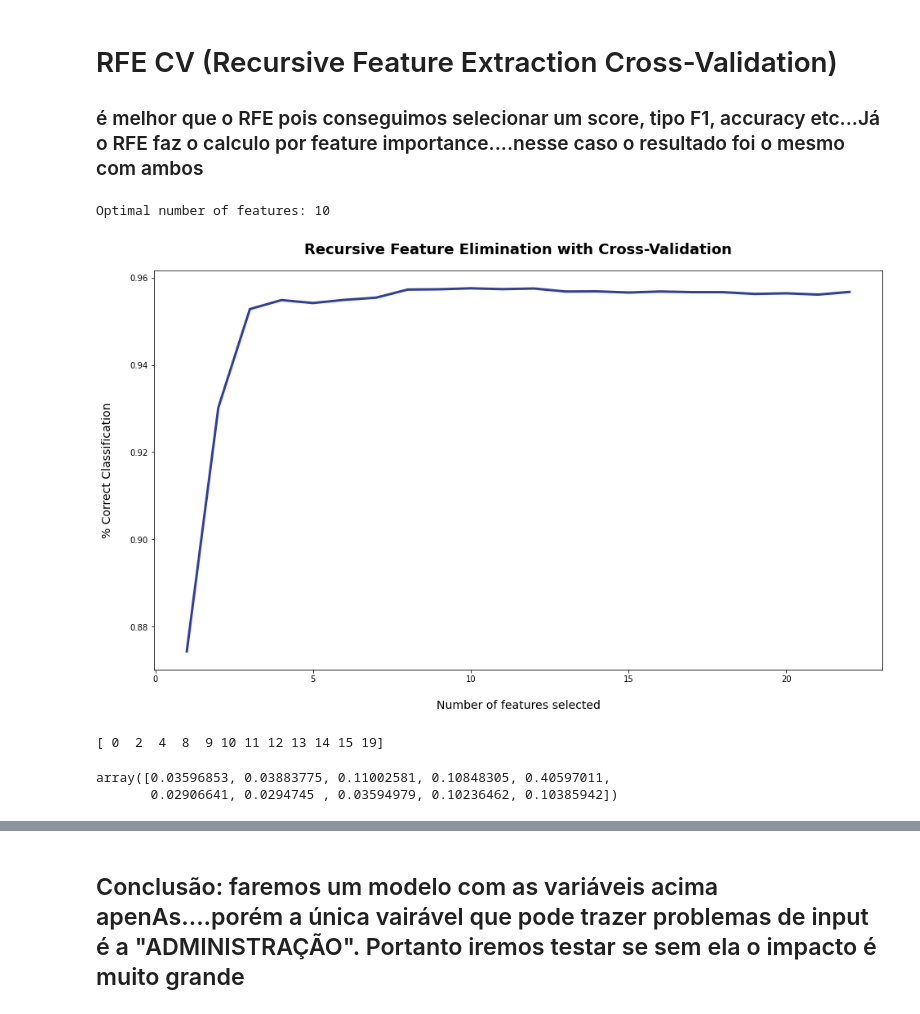
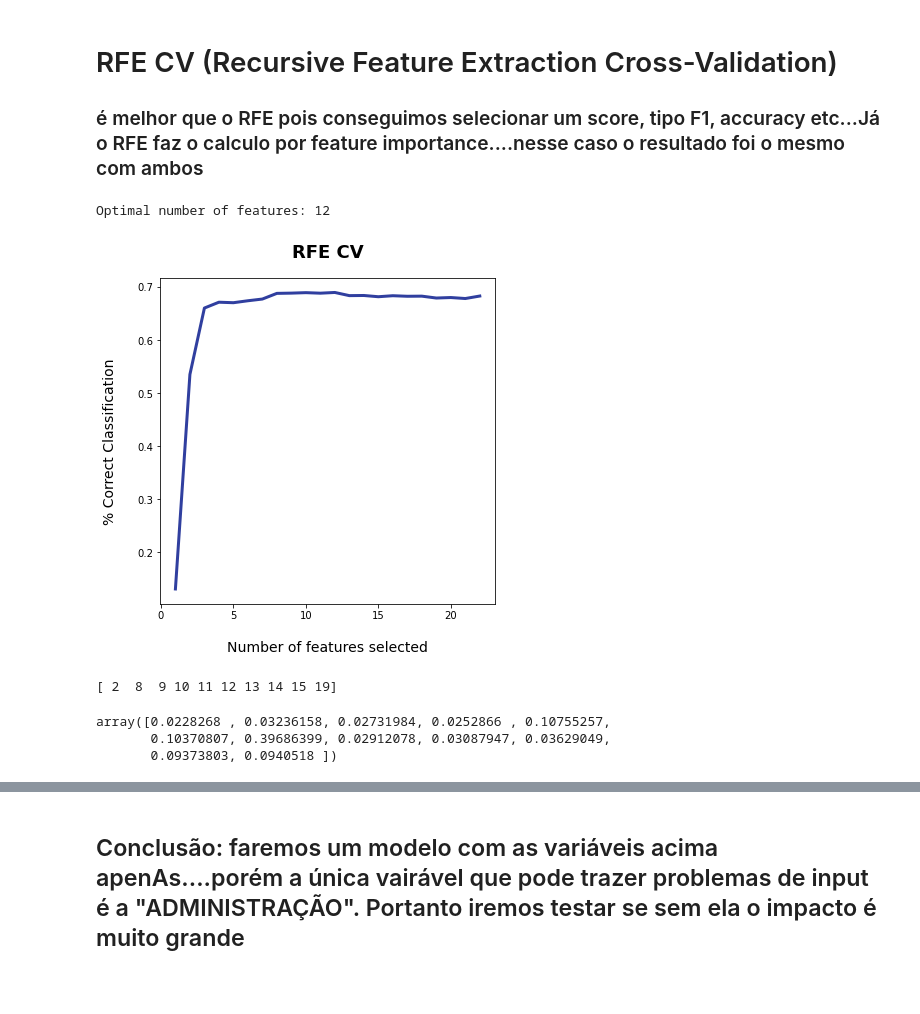
Before and after one commit to renatolotto/Projeto-TERA-Data-Science---Acidentes-Motocicletas, a Jupyter notebook: 05_Modeling.ipynb, the cells around one changed output, grey strips where cells are left out. Cells and saved outputs as stored; diff of their text form; code cells hidden in the pictures; blank space fills up the shorter version.

```diff
--- a/05_Modeling.ipynb
+++ b/05_Modeling.ipynb
@@ -63,10 +65,13 @@ Index(['Ano', 'Mes', 'Dia', 'Dia da Semana', 'Turno', 'Município',
        'dias_semana_cos', 'Hora', 'Minuto', 'horario_float', 'horario_sin',
        'horario_cos'],
       dtype='object')
+# %%
+df1 = df[['Acidente Fatal','Turno','Município','Jurisdição','Administração','Conservação',
+    'Latitude', 'Longitude','Condições Climáticas', 'Iluminação', 'Mão de direção',
+    'Relevo','Superfície da via', 'Tipo de pavimento', 'Tipo de pista', 'Traçado',
+    'Tipo de Via','horario_sin','horario_cos','dias_semana_sin','dias_semana_cos','Mes_sin', 'Mes_cos']]
 # %%
-# escolhendo colunas
-df1 = df[['Acidente Fatal','Turno','Município','Jurisdição','Administração','Conservação',
+df2 = df[['Acidente Fatal','Turno','Município','Jurisdição','Administração','Conservação',
     'Latitude', 'Longitude','Condições Climáticas', 'Iluminação', 'Mão de direção',
     'Relevo','Superfície da via', 'Tipo de pavimento', 'Tipo de pista', 'Traçado',
-    'Tipo de Via','Mes_sin', 'Mes_cos','dias_semana_sin','dias_semana_cos',
-    'horario_sin','horario_cos']]# retirado a feature "ANO" após análise de feature importance #,'Ano'
+    'Tipo de Via','horario_sin','horario_cos','dias_semana_sin','dias_semana_cos','Mes_sin', 'Mes_cos','Ano']]
@@ -285,22 +311,23 @@ CONCLUSÃO: desde 2018, todos os acidentes reportados foram fatais. Retirar essa
 # reference: https://radiant-brushlands-42789.herokuapp.com/towardsdatascience.com/feature-selection-in-python-recursive-feature-elimination-19f1c39b8d15
 # %%
 rfc1 = RandomForestClassifier(n_jobs=-1,random_state=42)
-rfecv = RFECV(estimator=rfc1, step=1, scoring='f1_weighted') # f1_weighted to optimize
+rfecv = RFECV(estimator=rfc1, step=1, scoring='f1') # f to optimize #https://scikit-learn.org/stable/modules/model_evaluation.html#common-cases-predefined-values
 selector = rfecv.fit(X_train_proc, y_train)
 # %%
 print('Optimal number of features: {}'.format(rfecv.n_features_))
 # %% [output]
-Optimal number of features: 10
+Optimal number of features: 12
 # %%
-plt.figure(figsize=(16, 9))
-plt.title('Recursive Feature Elimination with Cross-Validation', fontsize=18, fontweight='bold', pad=20)
+plt.figure(figsize=(6,6))
+plt.title('RFE CV', fontsize=18, fontweight='bold', pad=20)
 plt.xlabel('Number of features selected', fontsize=14, labelpad=20)
 plt.ylabel('% Correct Classification', fontsize=14, labelpad=20)
 plt.plot(range(1, len(rfecv.grid_scores_) + 1), rfecv.grid_scores_, color='#303F9F', linewidth=3)
+plt.savefig('RFECV.png')
 
 plt.show()
 # %% [output]
-[figure, old version]
+[figure, new version]
 # %%
 # quais features não são importantes
 print(np.where(rfecv.support_ == False)[0])
@@ -308,13 +335,14 @@ print(np.where(rfecv.support_ == False)[0])
 X_dropped = X.copy()
 X_dropped.drop(X_dropped.columns[np.where(rfecv.support_ == False)[0]], axis=1, inplace=True)
 # %% [output]
-[ 0  2  4  8  9 10 11 12 13 14 15 19]
+[ 2  8  9 10 11 12 13 14 15 19]
 # %%
 # plotando feature importances da nossa random forest
 rfecv.estimator_.feature_importances_
 # %% [output]
-array([0.03596853, 0.03883775, 0.11002581, 0.10848305, 0.40597011,
-       0.02906641, 0.0294745 , 0.03594979, 0.10236462, 0.10385942])
+array([0.0228268 , 0.03236158, 0.02731984, 0.0252866 , 0.10755257,
+       0.10370807, 0.39686399, 0.02912078, 0.03087947, 0.03629049,
+       0.09373803, 0.0940518 ])
 # %%
 dset = pd.DataFrame()
 dset['attr'] = X_dropped.columns
```
Also changed, not shown: parts of 69 cells of this notebook, 5 other files.
